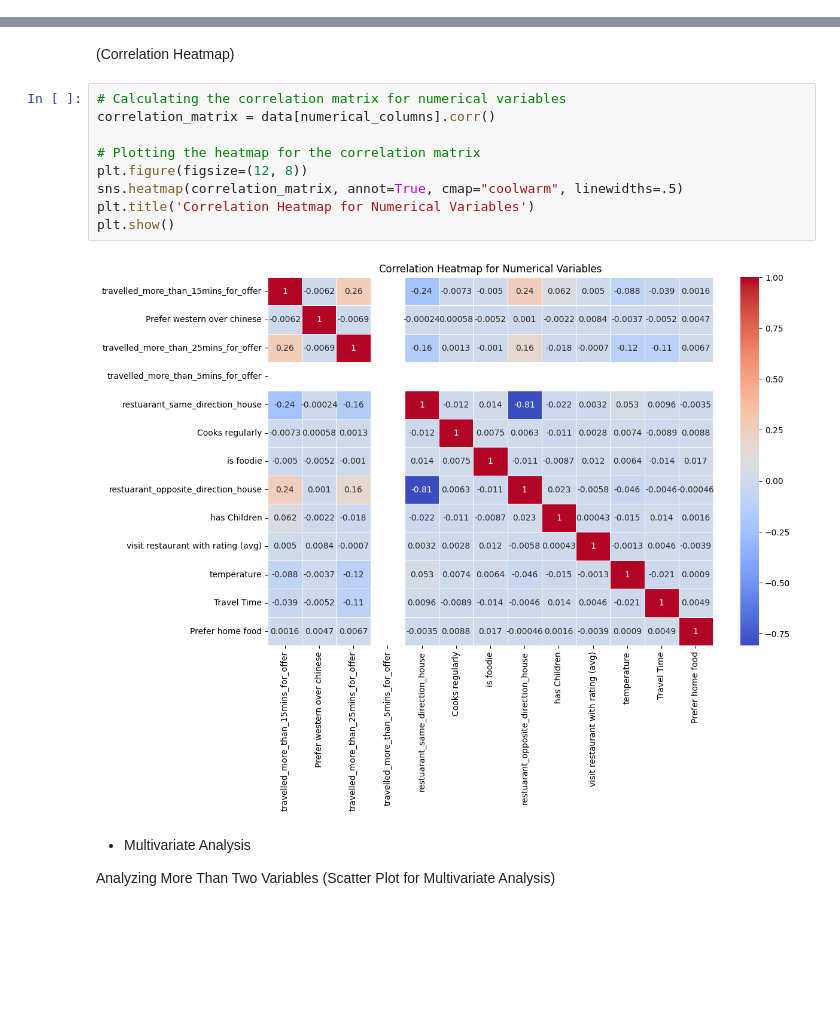
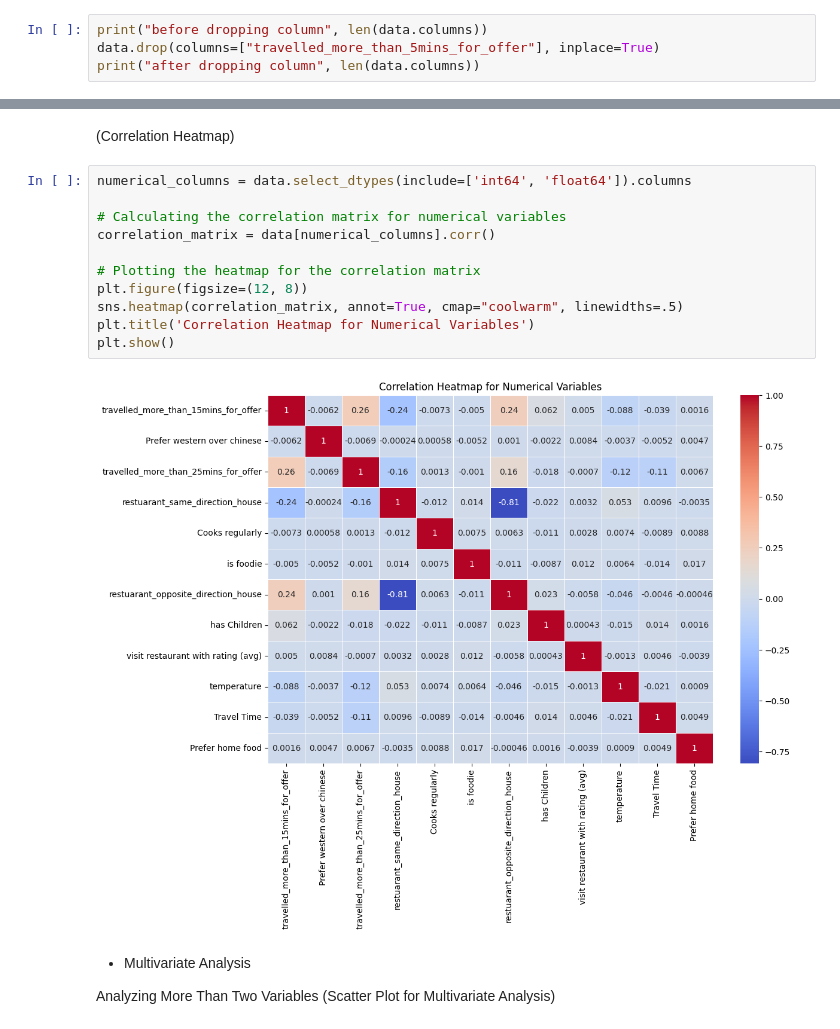
Before and after one commit to rakeshkr-code/mlp-course-project-iitm-bs, a Jupyter notebook: final-notebook.ipynb, the cells around one changed output, grey strips where cells are left out. Cells and saved outputs as stored; diff of their text form; blank space fills up the shorter version.

```diff
--- a/final-notebook.ipynb
+++ b/final-notebook.ipynb
@@ -149,0 +156,4 @@ plt.show()
+# %%
+print("before dropping column", len(data.columns))
+data.drop(columns=["travelled_more_than_5mins_for_offer"], inplace=True)
+print("after dropping column", len(data.columns))
@@ -166,16 +179,18 @@ plt.show()
 # %% [markdown]
 (Correlation Heatmap)
 # %%
+numerical_columns = data.select_dtypes(include=['int64', 'float64']).columns
+
 # Calculating the correlation matrix for numerical variables
 correlation_matrix = data[numerical_columns].corr()
 
 # Plotting the heatmap for the correlation matrix
 plt.figure(figsize=(12, 8))
 sns.heatmap(correlation_matrix, annot=True, cmap="coolwarm", linewidths=.5)
 plt.title('Correlation Heatmap for Numerical Variables')
 plt.show()
 # %% [output]
-[figure, old version]
+[figure, new version]
 # %% [markdown]
 - Multivariate Analysis
 
```
Also changed, not shown: parts of 32 cells of this notebook, 5 other files.
